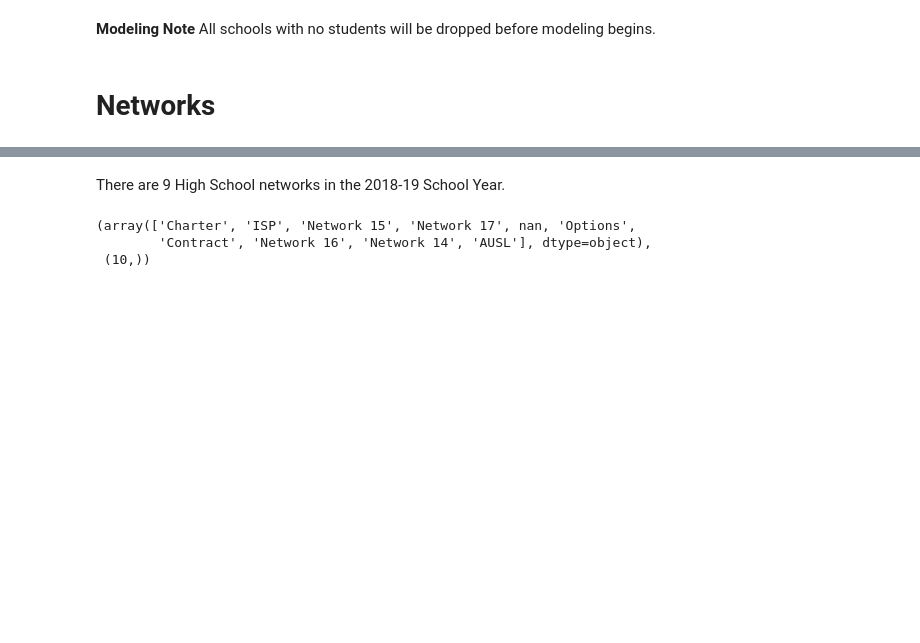
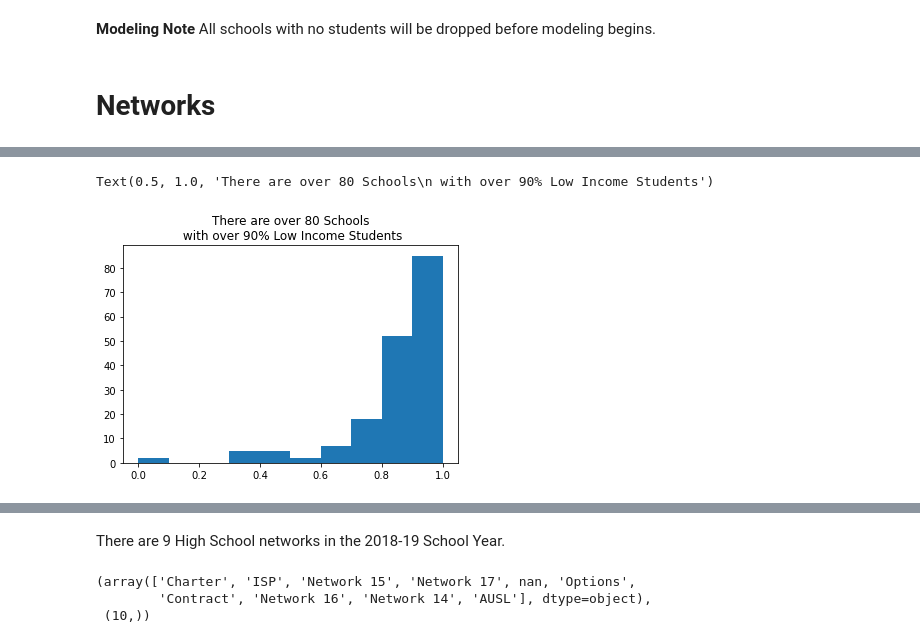
Before and after one commit to j-max/CPS_GradRate_Analysis, a Jupyter notebook: notebooks/eda/eda.ipynb, the cells around one changed output, grey strips where cells are left out. Cells and saved outputs as stored; diff of their text form; code cells hidden in the pictures; blank space fills up the shorter version.

```diff
--- a/notebooks/eda/eda.ipynb
+++ b/notebooks/eda/eda.ipynb
@@ -213,0 +296,8 @@ sy_1819.merged_df[sy_1819.merged_df['Student_Count_Total']<50].shape
+# %%
+fig, ax = plt.subplots()
+
+ax.hist(sy_1819.merged_df['perc_low_income'])
+ax.set_title('There are over 80 Schools\n with over 90% Low Income Students')
+# %% [output]
+Text(0.5, 1.0, 'There are over 80 Schools\n with over 90% Low Income Students')
+[figure, added]
```
Also changed, not shown: parts of 26 cells of this notebook.
